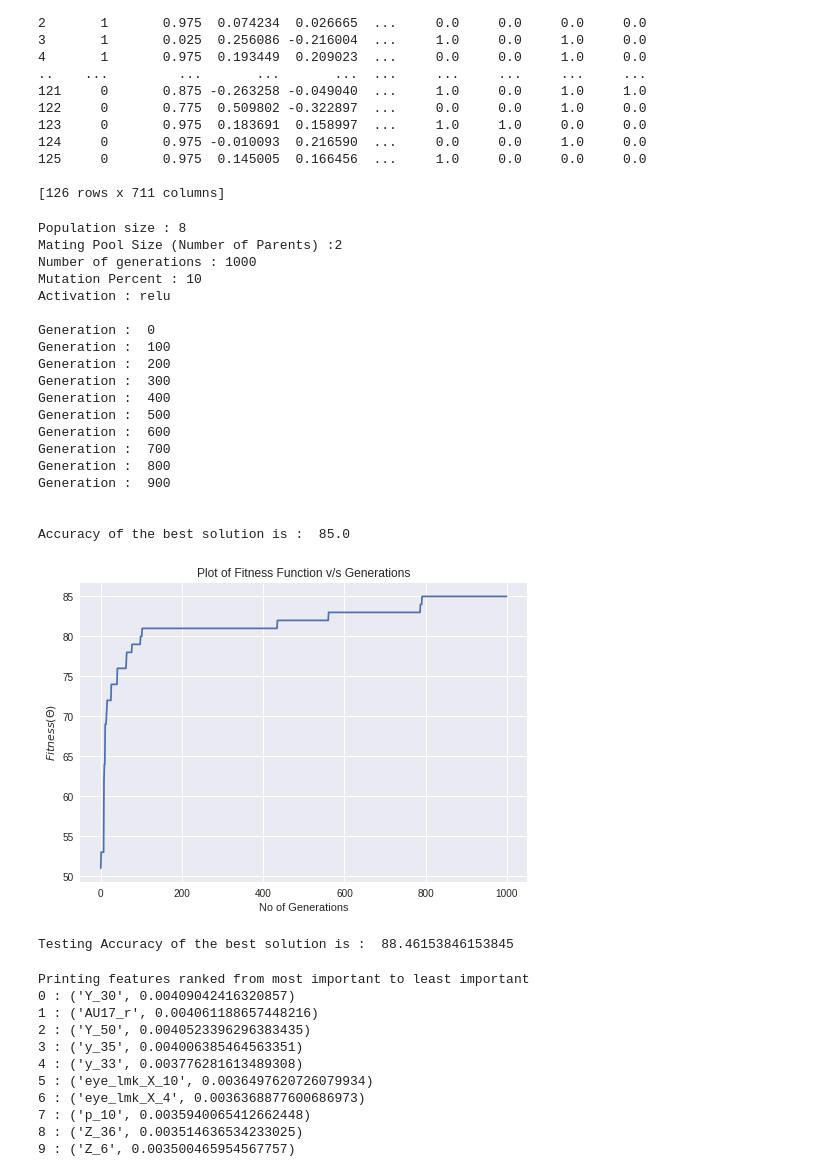
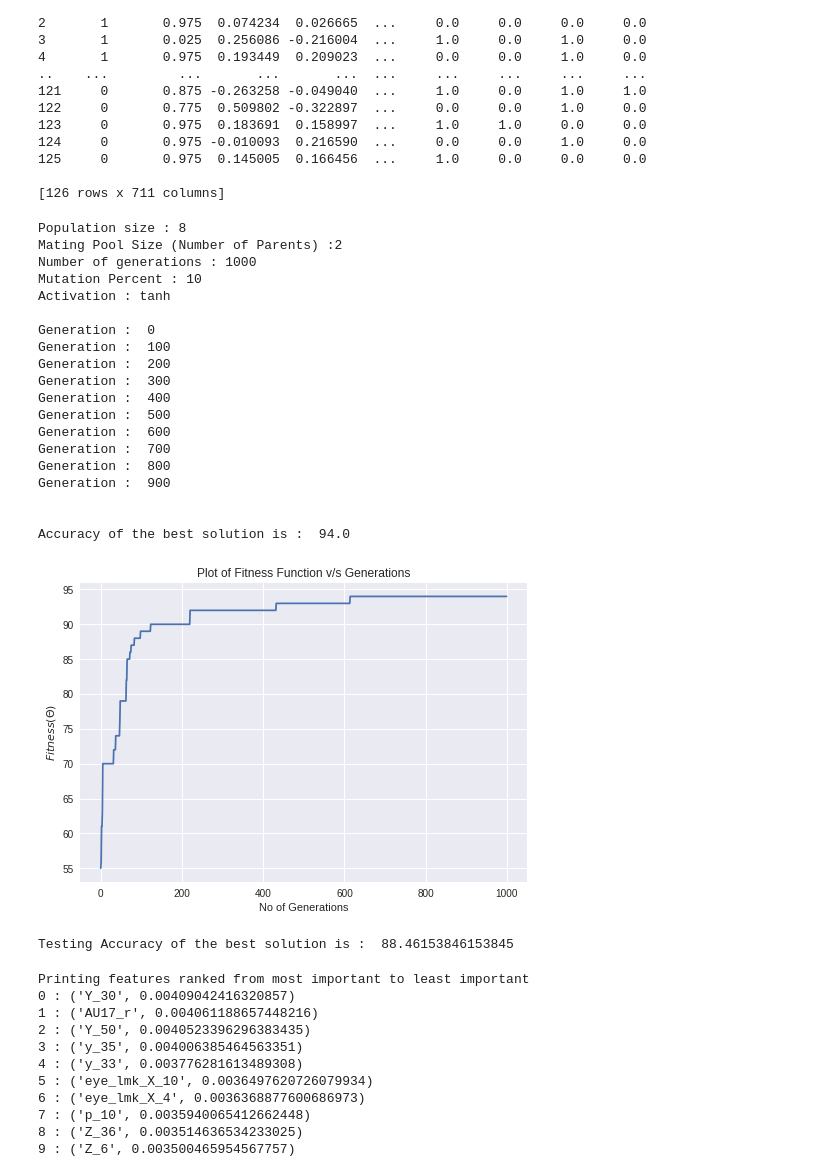
Before and after one commit to Radhesh-Sarma/Emotion-Detection, a Jupyter notebook: Genetic_Algorithm_Openface.ipynb, the cells around one changed output. Saved outputs shown, nothing was run; the diff lists cells and outputs as text; code cells hidden in the pictures.

Commit message:
Save results using tanh

```diff
--- a/Genetic_Algorithm_Openface.ipynb
+++ b/Genetic_Algorithm_Openface.ipynb
@@ -23,6 +23,9 @@ def relu(inpt):
     result = inpt
     result[inpt < 0] = 0
     return result
+
+def tanh(x):
+  return (np.exp(x)-np.exp(-x))/(np.exp(x)+np.exp(-x))
 # %% [markdown]
 #Genetic Algorithm
 # %%
@@ -103,6 +106,8 @@ def predict_outputs(weights_mat, data_inputs, data_outputs, activation):
                 r1 = relu(r1)
             elif activation == "sigmoid":
                 r1 = sigmoid(r1)
+            elif activation == "tanh":
+              r1 = tanh(r1)
         predicted_label = numpy.where(r1 == numpy.max(r1))[0][0]
         predictions[sample_idx] = predicted_label
     correct_predictions = numpy.where(predictions == data_outputs)[0].size
@@ -227,28 +232,28 @@ def GA(sol_per_pop,num_parents_mating,num_generations,mutation_percent,HL1_neuro
   acc, predictions = predict_outputs(best_weights, data_inputs, data_outputs, activation=activation)
   print("Testing Accuracy of the best solution is : ", acc)
 # %%
-GA(sol_per_pop = 8,num_parents_mating = 2,num_generations = 1000,mutation_percent = 10,HL1_neurons = 150,HL2_neurons = 60,output_neurons = 2,activation = "relu")
+GA(sol_per_pop = 8,num_parents_mating = 2,num_generations = 1000,mutation_percent = 10,HL1_neurons = 150,HL2_neurons = 60,output_neurons = 2,activation = "tanh")
 # %% [output]
 Population size : 8
 Mating Pool Size (Number of Parents) :2
 Number of generations : 1000
 Mutation Percent : 10
-Activation : relu
+Activation : tanh
 
 Generation :  0
 Generation :  100
 Generation :  200
 Generation :  300
 Generation :  400
 Generation :  500
 Generation :  600
 Generation :  700
 Generation :  800
 Generation :  900
 
 
-Accuracy of the best solution is :  85.0
+Accuracy of the best solution is :  94.0
-[figure, old version]
+[figure, new version]
 Testing Accuracy of the best solution is :  88.46153846153845
 # %%
 def garson(A, B, C):
```
